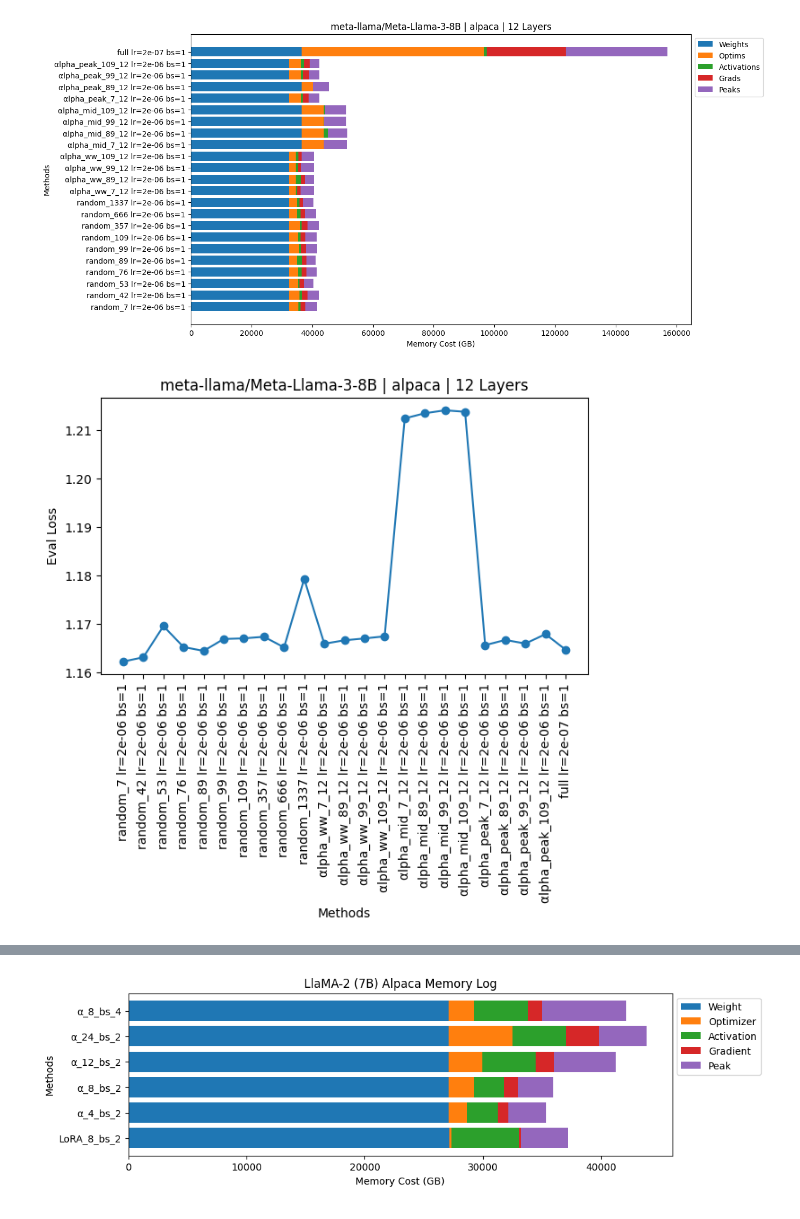
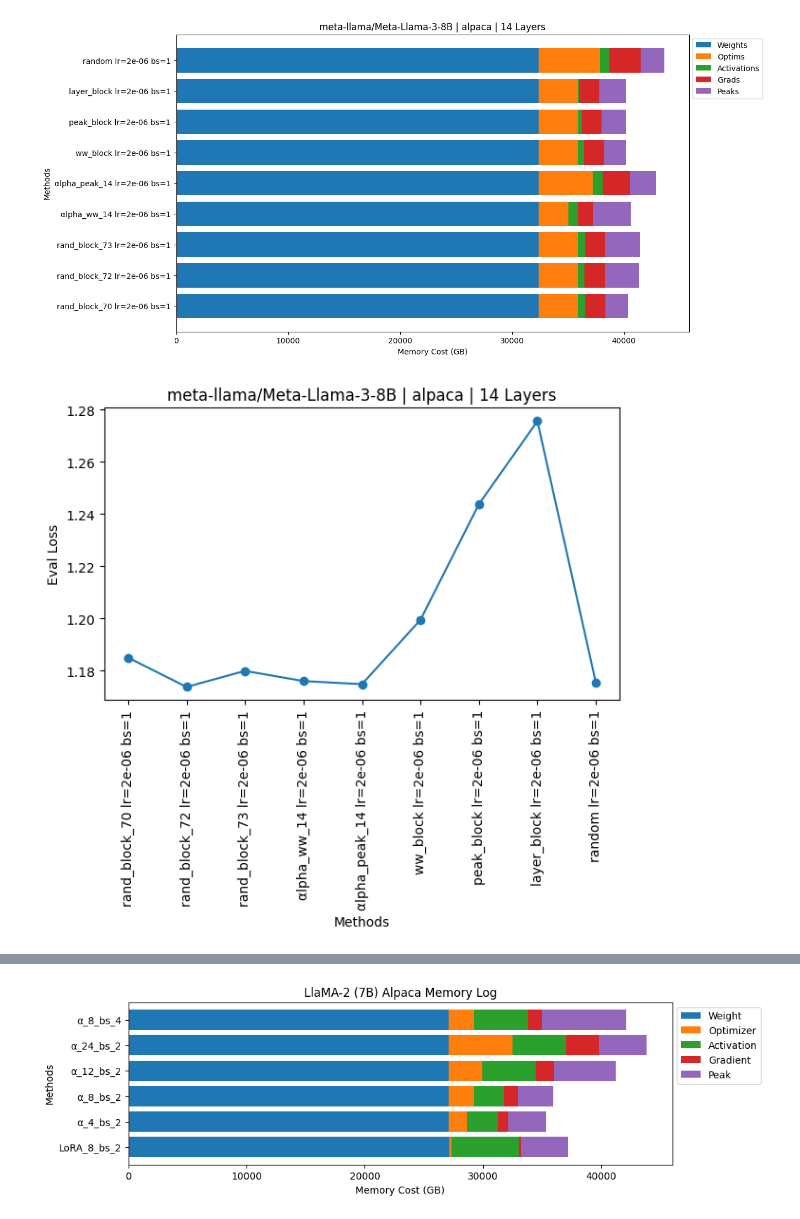
Before and after one commit to RpM-Kinshuk/SelectiveFT, a Jupyter notebook: Bands.ipynb, the cells around one changed output, grey strips where cells are left out. Saved outputs shown, nothing was run; the diff lists cells and outputs as text; code cells hidden in the pictures.

Commit message:
Added more data visualization tools

```diff
--- a/Bands.ipynb
+++ b/Bands.ipynb
@@ -9,26 +9,29 @@ from matplotlib import colormaps #type: ignore
 # %%
 model = 'meta-llama/Llama-2-7b-hf'
 model = 'meta-llama/Meta-Llama-3-8B'
-# directory = 'results'
 directory = 'output'
+directory = 'results'
 sv = False
 dpi = 500
 transparent = False
 task = 'alpaca'
-seed = 7
+seed = 70
 lr = 2e-6
-layers = 12
+layers = 14
 batch_size = 1
 alora_layers = 32
 blora_layers = 35
 
 methods = {
-    'full': {'lr': 2e-7, 'bs': 1, 'layers': 224, 'label': 'full', 'seed': seed},
-    # 'alpha_ww': {'lr': lr, 'bs': batch_size, 'layers': layers, 'label': 'alpha_ww', 'seed': seed},
+    # 'full': {'lr': 2e-7, 'bs': 1, 'layers': 224, 'label': 'full', 'seed': seed},
+    'alpha_ww': {'lr': lr, 'bs': batch_size, 'layers': layers, 'label': 'alpha_ww', 'seed': seed},
     # 'alpha_mid': {'lr': lr, 'bs': batch_size, 'layers': layers, 'label': 'alpha_mid', 'seed': seed},
-    # 'alpha_peak': {'lr': lr, 'bs': batch_size, 'layers': layers, 'label': 'alpha_peak', 'seed': seed},
-    # 'ww_block': {'lr': lr, 'bs': batch_size, 'layers': layers, 'label': 'ww_block', 'seed': seed},
-    # 'peak_block': {'lr': lr, 'bs': batch_size, 'layers': layers, 'label': 'peak_block', 'seed': seed},
+    'alpha_peak': {'lr': lr, 'bs': batch_size, 'layers': layers, 'label': 'alpha_peak', 'seed': seed},
+    'ww_block': {'lr': lr, 'bs': batch_size, 'layers': layers, 'label': 'ww_block', 'seed': seed},
+    'peak_block': {'lr': lr, 'bs': batch_size, 'layers': layers, 'label': 'peak_block', 'seed': seed},
+    # 'mid_block': {'lr': lr, 'bs': batch_size, 'layers': layers, 'label': 'mid_block', 'seed': seed},
+    'layer_block': {'lr': lr, 'bs': batch_size, 'layers': layers, 'label': 'layer_block', 'seed': seed},
+    'random': {'lr': lr, 'bs': batch_size, 'layers': layers, 'label': 'random', 'seed': seed},
     # 'lora': {'lr': 2e-5, 'bs': batch_size, 'layers': 0, 'label': 'lora', 'seed': seed},
     # 'alora': {'lr': 2e-5, 'bs': batch_size, 'layers': alora_layers, 'label': 'alora', 'seed': seed},
     # 'blora': {'lr': 2e-5, 'bs': batch_size, 'layers': blora_layers, 'label': 'blora', 'seed': seed},
@@ -44,6 +47,8 @@ alp_seeds = [7, 89, 99, 109]
 
 # seed_list = [42, 43, 44]
 # alp_seeds = [42, 43, 44]
+
+seed_list = [70, 72, 73]
 paths = {}
 
 pth = f'/rscratch/tpang/kinshuk/RpMKin/LlaMAft/Plots/{task}'
@@ -55,6 +60,7 @@ if sv:
 
 wide_labels = ['random', 'alpha_ww', 'alpha_mid', 'alpha_peak']
 # wide_labels = ['random', 'alpha_mid', 'mid_block', 'rand_block']
+wide_labels = ['rand_block']
 
 for label in wide_labels:
     sd_list = seed_list if 'rand' in label else alp_seeds
@@ -74,19 +80,19 @@ for k,v in paths.items():
         dictionary[k] = {'train_loss': [], 'time': []}
 # %%
 wide_dict = {}
-loss = 'train_loss'
+loss = 'val_loss'
 global_min = np.inf
 global_max = -np.inf
+line_alpha = 0.1
+band_alpha = 0.5
 
 colors = ['xkcd:azure', 'xkcd:goldenrod', 'xkcd:green', 'red', 'purple', 'orange', 'brown', 'black', 'pink', 'cyan', 'magenta']
 color_itr = 0
 
-indiv_colors = ['black', 'xkcd:blue', 'purple', 'navy', 'cyan']
+indiv_colors = ['black', 'xkcd:blue', 'purple', 'navy', 'cyan', 'magenta', 'xkcd:orange', 'xkcd:green', 'xkcd:goldenrod', 'xkcd:azure', 'red', 'brown', 'pink']
 
 for label in wide_labels:
-    line_alpha = 0.1
-    band_alpha = 0.5
-    if label == 'random':
+    if 'rand' in label:
         line_alpha = 0.1
         band_alpha = 0.3
     wide_dict[label] = {'global_min': np.inf, 'global_max': -np.inf, 'label': label, 'flag': True, 'color': colors[color_itr], 'line_alpha': line_alpha, 'band_alpha': band_alpha}
@@ -196,5 +202,5 @@ if loss != 'val_loss':
 # %%
-sampling_interval = 200
+sampling_interval = 2
 
 color_itr = 0
 wide_confidence = {}
@@ -317,37 +323,37 @@ plt.show()
 
 # MEAN EVAL LOSS FOR 'RANDOM' KEYS
 # Calculate mean eval loss of 'random' keys
-random_eval_loss = np.mean([eval_loss[k] for k in dictionary.keys() if 'random' in k])
+random_eval_loss = np.mean([eval_loss[k] for k in dictionary.keys() if 'rand' in k])
 
 # Extract categories and eval loss for non-random keys
 categories = [cat for cat in mem_dict['categories'] if 'random' not in cat]
 eval_losses = [eval_loss[k] for k in dictionary.keys() if 'random' not in k]
 
 # Plot eval_loss for each as a curve
 plt.figure(figsize=(7, 4))
 plt.plot(categories, eval_losses, marker='o', label='Eval Loss')
 
 # Add mean eval loss for 'random' keys as a horizontal line
 plt.axhline(y=random_eval_loss, color='gray', linestyle='--', label='Mean Random Eval Loss')
 
 plt.xlabel('Methods')
 plt.ylabel('Eval Loss')
 plt.title(f'{model} | {task} | {layers} Layers')
 plt.xticks(rotation=45)
 plt.legend()
 plt.tight_layout()
 plt.show()
 
 # EVAL LOSS BAR PLOT
 # Plot eval_loss for each
 plt.figure(figsize=(12, 7))
 plt.barh(mem_dict['categories'], [eval_loss[k] for k in dictionary.keys()])
 plt.xlabel('Eval Loss')
 plt.ylabel('Methods')
 plt.title(f'{model} | {task} | {layers} Layers')
 plt.show()
 
 # exit(0)
 # %% [output]
-[figure, old version]
+[figure, new version]
-[figure, old version]
+[figure, new version]
```
Also changed, not shown: parts of 4 cells of this notebook.
